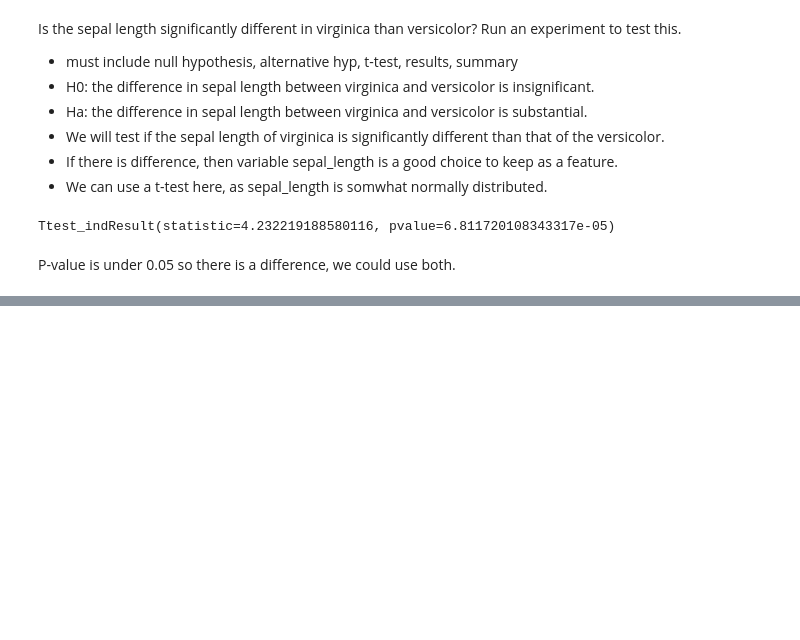
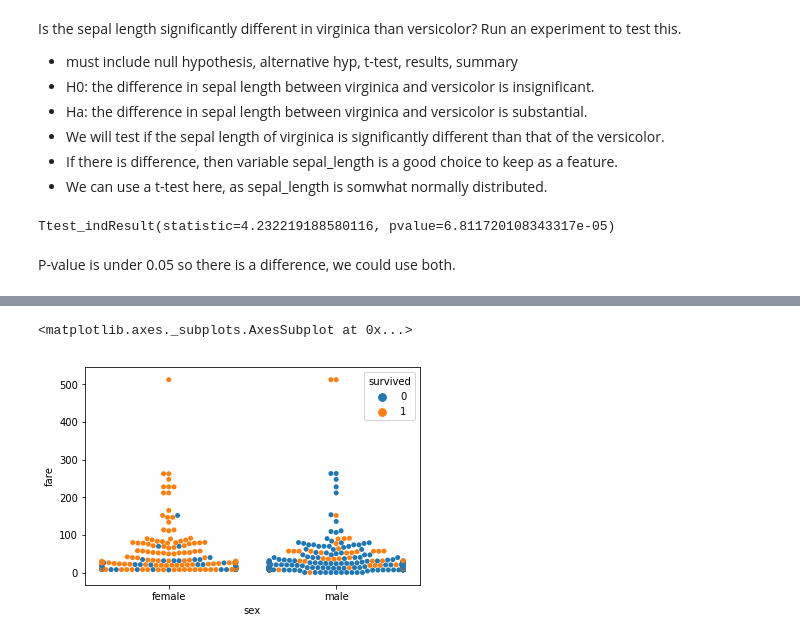
Before and after one commit to StevenGaris/ds-methodologies-exercises, a Jupyter notebook: classification/explore.ipynb, the cells around one changed output, grey strips where cells are left out. Drawn from its saved outputs; the diff is of its cells as text; code cells hidden in the pictures; blank space fills up the shorter version.

```diff
--- a/classification/explore.ipynb
+++ b/classification/explore.ipynb
@@ -142,0 +190,5 @@ P-value is under 0.05 so there is a difference, we could use both.
+# %%
+sns.swarmplot(data=train_titanic, x='sex', y='fare', hue='survived')
+# %% [output]
+<matplotlib.axes._subplots.AxesSubplot at 0x...>
+[figure, added]
```
Also changed, not shown: parts of 10 cells of this notebook, 4 other files.
